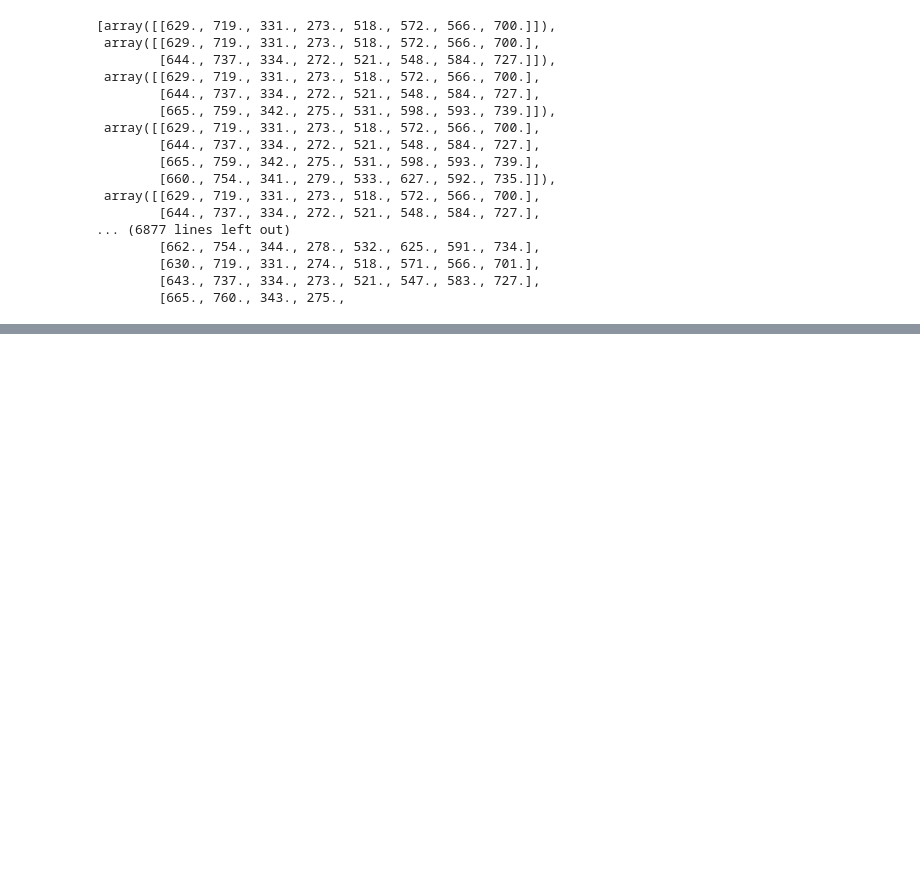
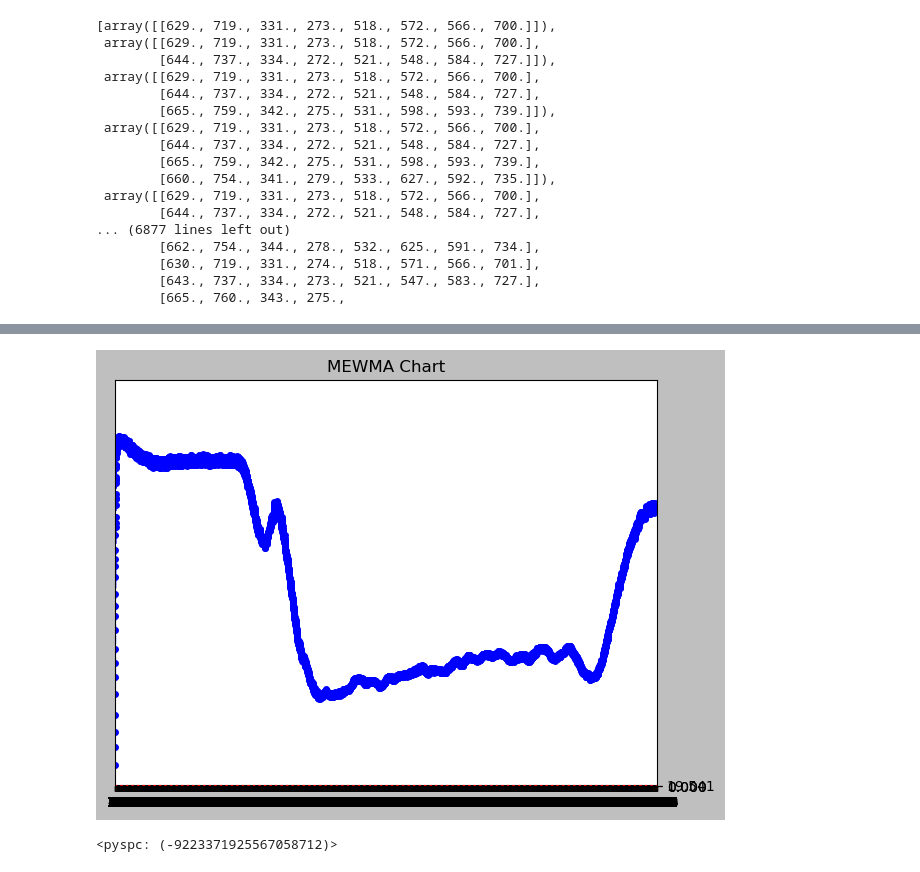
Before and after one commit to DSjayjang/ADD, a Jupyter notebook: mycusum.ipynb, the cells around one changed output, grey strips where cells are left out. Saved outputs shown, nothing was run; the diff lists cells and outputs as text; code cells hidden in the pictures; blank space fills up the shorter version.

```diff
--- a/mycusum.ipynb
+++ b/mycusum.ipynb
@@ -232,0 +225,5 @@ X_exp
+# %%
+spc(X_raw) + mewma()
+# %% [output]
+[figure, added]
+<pyspc: (-9223371925567058712)>
```
Also changed, not shown: parts of 12 cells of this notebook, 4 other files.
